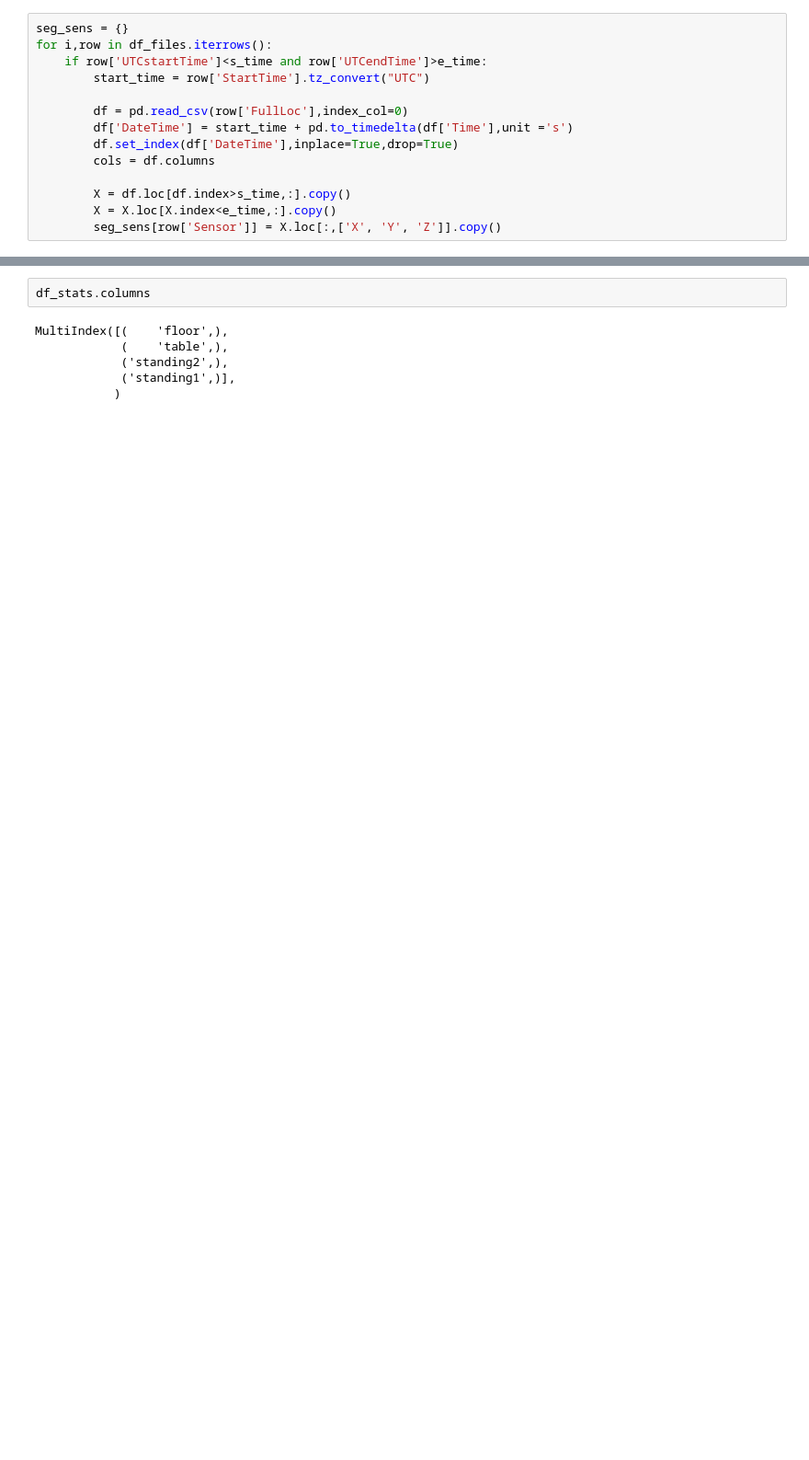
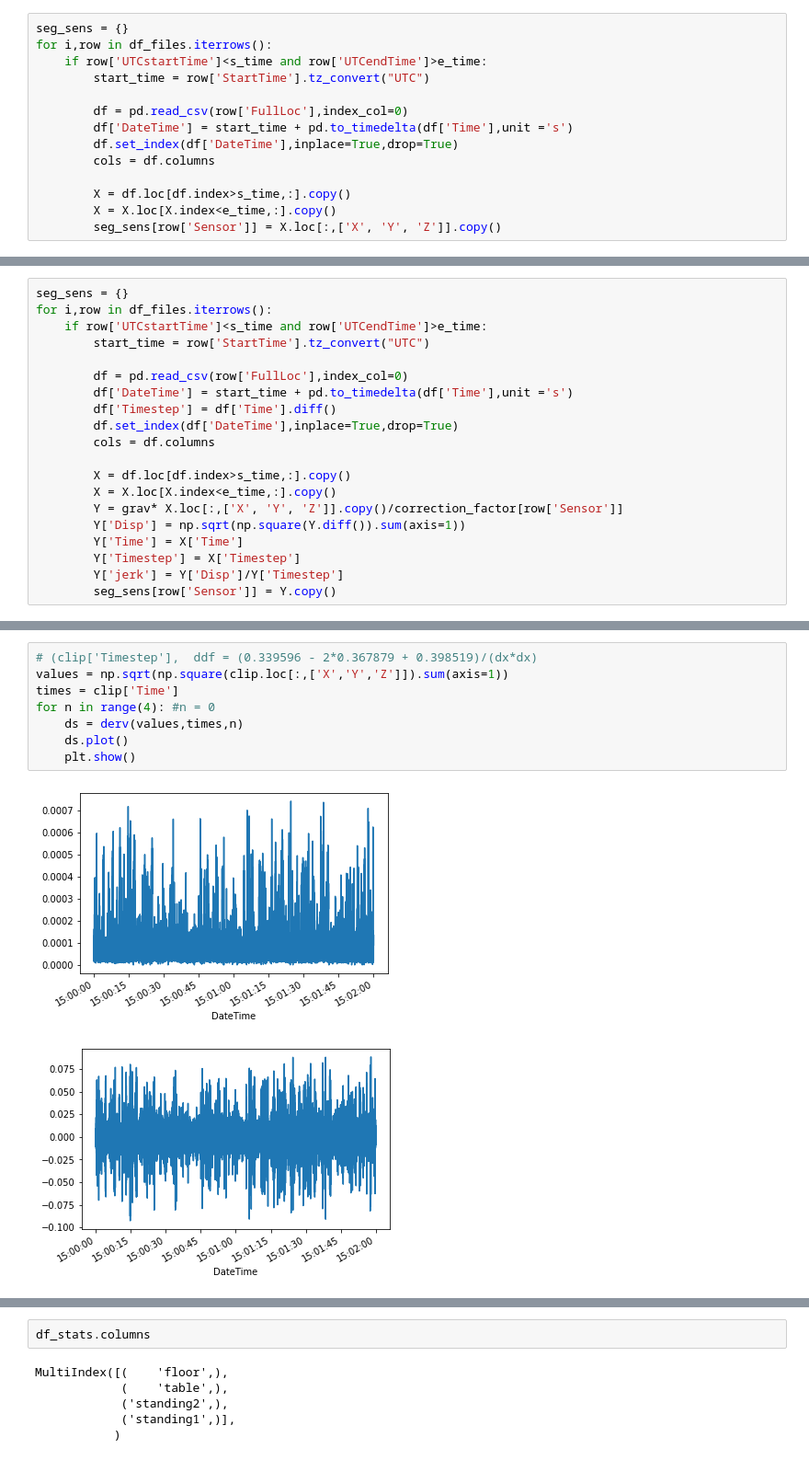
Before and after one commit to finn42/StillStanding_Sensors, a Jupyter notebook: Compare_Measures.ipynb, the cells around one changed output, grey strips where cells are left out. Shown at 92% size. Drawn from its saved outputs; the diff is of its cells as text; blank space fills up the shorter version.

```diff
--- a/Compare_Measures.ipynb
+++ b/Compare_Measures.ipynb
@@ -217,0 +241,20 @@ grav_factor = {'Movesense':9.743707, 'Equivital':976.849969, 'Qualsys':9.8, 'AX3
+# %%
+seg_sens = {}
+for i,row in df_files.iterrows():
+    if row['UTCstartTime']<s_time and row['UTCendTime']>e_time:
+        start_time = row['StartTime'].tz_convert("UTC")
+
+        df = pd.read_csv(row['FullLoc'],index_col=0)
+        df['DateTime'] = start_time + pd.to_timedelta(df['Time'],unit ='s')
+        df['Timestep'] = df['Time'].diff()
+        df.set_index(df['DateTime'],inplace=True,drop=True)
+        cols = df.columns
+
+        X = df.loc[df.index>s_time,:].copy()
+        X = X.loc[X.index<e_time,:].copy()
+        Y = grav* X.loc[:,['X', 'Y', 'Z']].copy()/correction_factor[row['Sensor']]
+        Y['Disp'] = np.sqrt(np.square(Y.diff()).sum(axis=1))
+        Y['Time'] = X['Time']
+        Y['Timestep'] = X['Timestep']
+        Y['jerk'] = Y['Disp']/Y['Timestep']
+        seg_sens[row['Sensor']] = Y.copy()
@@ -217,0 +279,11 @@ grav_factor = {'Movesense':9.743707, 'Equivital':976.849969, 'Qualsys':9.8, 'AX3
+# %%
+# (clip['Timestep'],  ddf = (0.339596 - 2*0.367879 + 0.398519)/(dx*dx)
+values = np.sqrt(np.square(clip.loc[:,['X','Y','Z']]).sum(axis=1))
+times = clip['Time']
+for n in range(4): #n = 0
+    ds = derv(values,times,n)
+    ds.plot()
+    plt.show()
+# %% [output]
+[figure, added]
+[figure, added]
```
Also changed, not shown: parts of 20 cells of this notebook, 4 other files.
